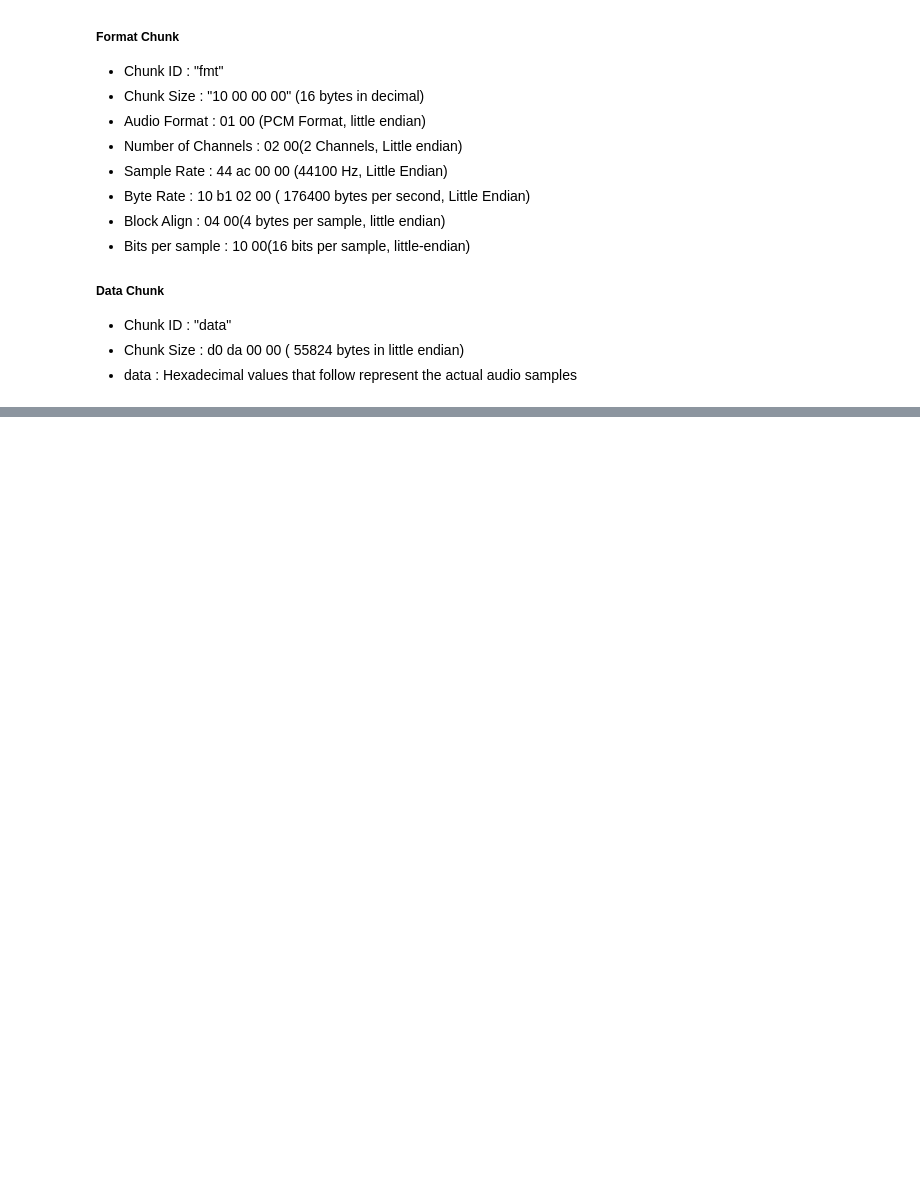
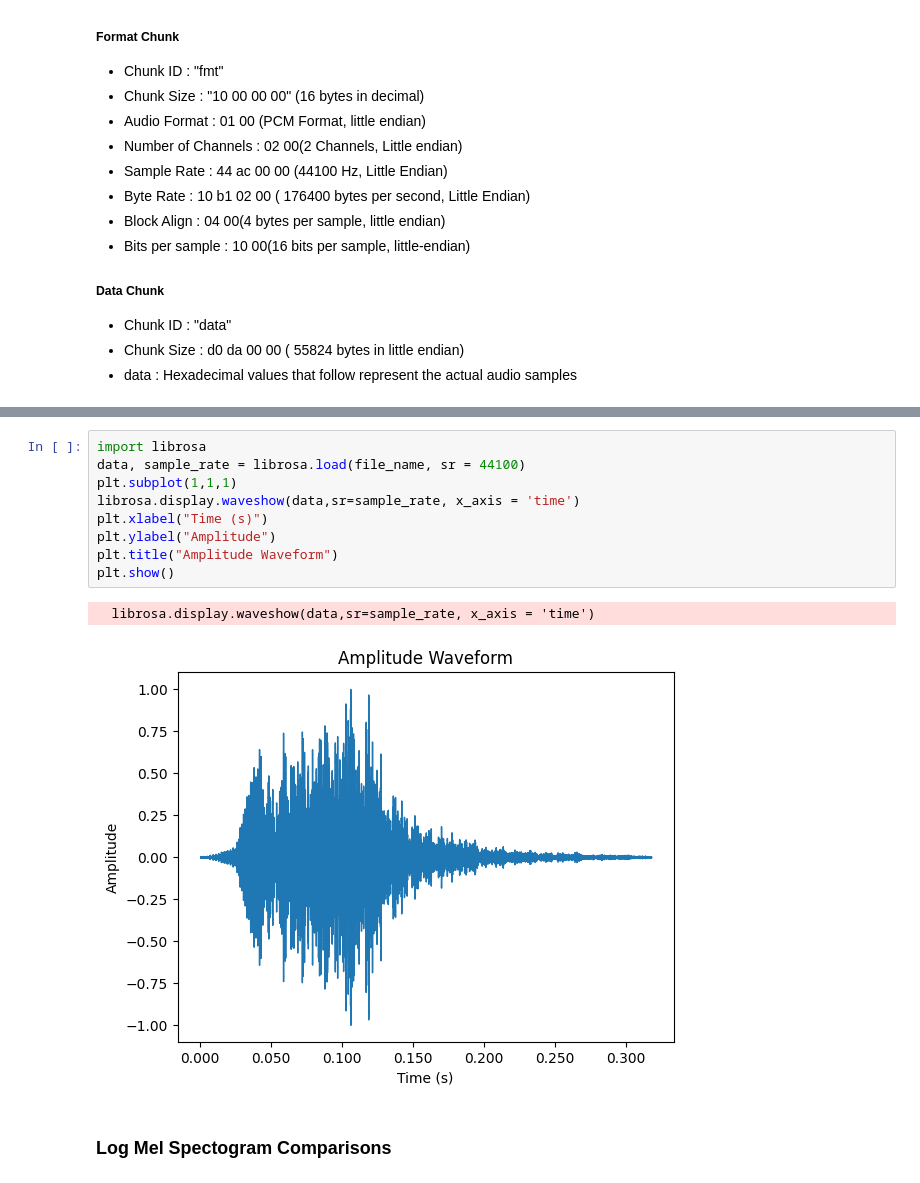
Before and after one commit to Jatin7385/Reading_WAV_Files_Without_Libraries, a Jupyter notebook: Reading_WAV_Files_Without_Libraries.ipynb, the cells around one changed output, grey strips where cells are left out. Saved outputs shown, nothing was run; the diff lists cells and outputs as text; blank space fills up the shorter version.

```diff
--- a/Reading_WAV_Files_Without_Libraries.ipynb
+++ b/Reading_WAV_Files_Without_Libraries.ipynb
@@ -110,0 +154,14 @@ Type of data array : <class 'numpy.float32'>
+# %%
+import librosa
+data, sample_rate = librosa.load(file_name, sr = 44100)
+plt.subplot(1,1,1)
+librosa.display.waveshow(data,sr=sample_rate, x_axis = 'time')
+plt.xlabel("Time (s)")
+plt.ylabel("Amplitude")
+plt.title("Amplitude Waveform")
+plt.show()
+# %% [output]
+  librosa.display.waveshow(data,sr=sample_rate, x_axis = 'time')
+[figure, added]
+# %% [markdown]
+### Log Mel Spectogram Comparisons
```
Also changed, not shown: parts of 11 cells of this notebook.
